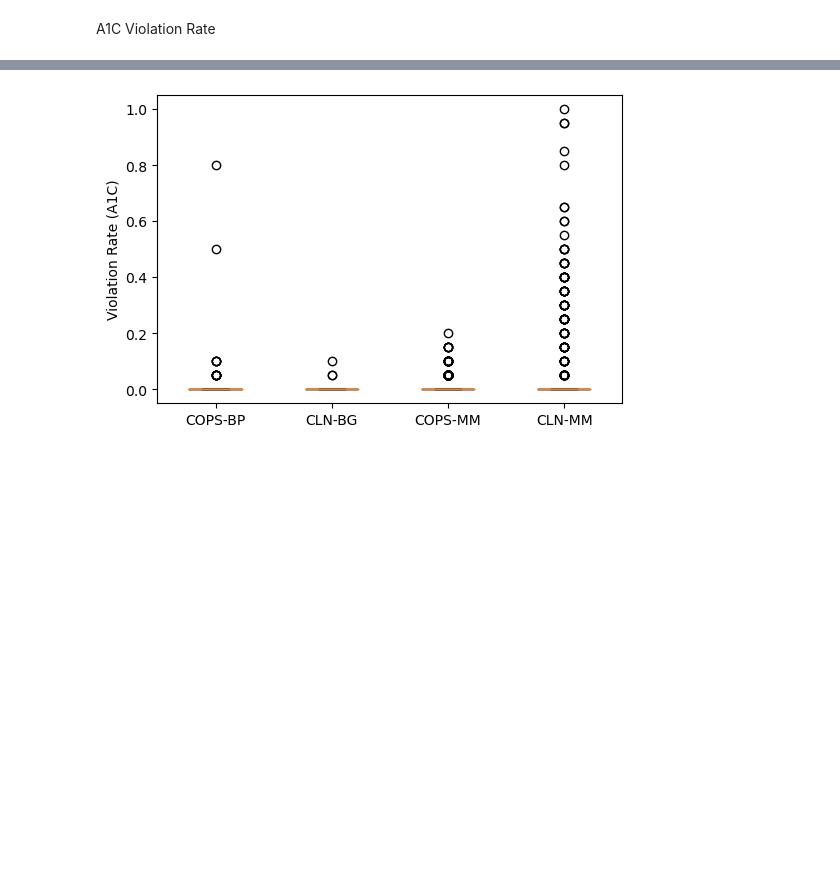
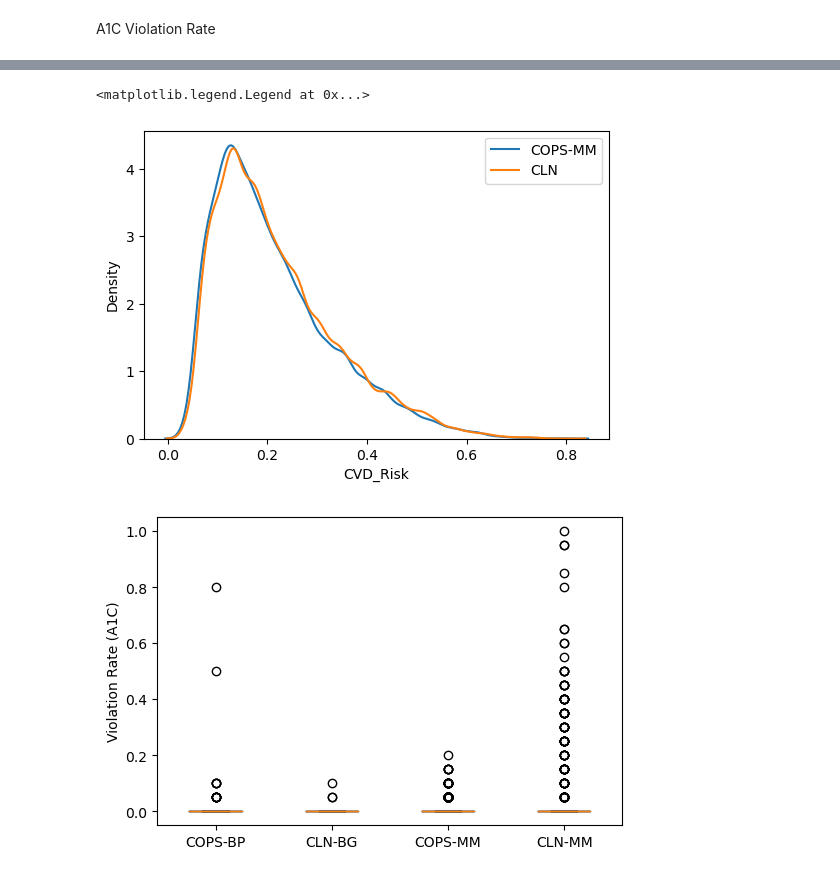
Before and after one commit to tian1327/Accord-RL, a Jupyter notebook: NumericalResults/Table_and_Plots_v5_MM4+4.ipynb, the cells around one changed output, grey strips where cells are left out. Drawn from its saved outputs; the diff is of its cells as text; code cells hidden in the pictures; blank space fills up the shorter version.

```diff
--- a/NumericalResults/Table_and_Plots_v5_MM4+4.ipynb
+++ b/NumericalResults/Table_and_Plots_v5_MM4+4.ipynb
@@ -1306,3 +1331,21 @@ plt.legend()
+# %%
+import matplotlib.pyplot as plt
+import seaborn as sns
+
+# set figure size
+plt.figure(figsize=(6, 4))
+# Plotting the box plot
+# sns.distplot(bp_df['cvdrisk_fb'], hist=False, label='COPS-BP')
+# sns.distplot(bg_df['cvdrisk_fb'], hist=False, label='COPS-BG')
+sns.distplot(bpbg_df['cvdrisk_fb'], hist=False, label='COPS-MM')
+sns.distplot(bpbg_df['cvdrisk_fb_cln'], hist=False, label='CLN')
+# add a vertical line at x=130
+# plt.axvline(x=130, color='r', linestyle='--', label='130%')
+plt.xlabel('CVD_Risk')
+plt.legend()
+# %% [output]
+<matplotlib.legend.Legend at 0x...>
+[figure, added]
 # %%
 # get violation rate of HbA1c
 
```
Also changed, not shown: parts of 3 cells of this notebook.
